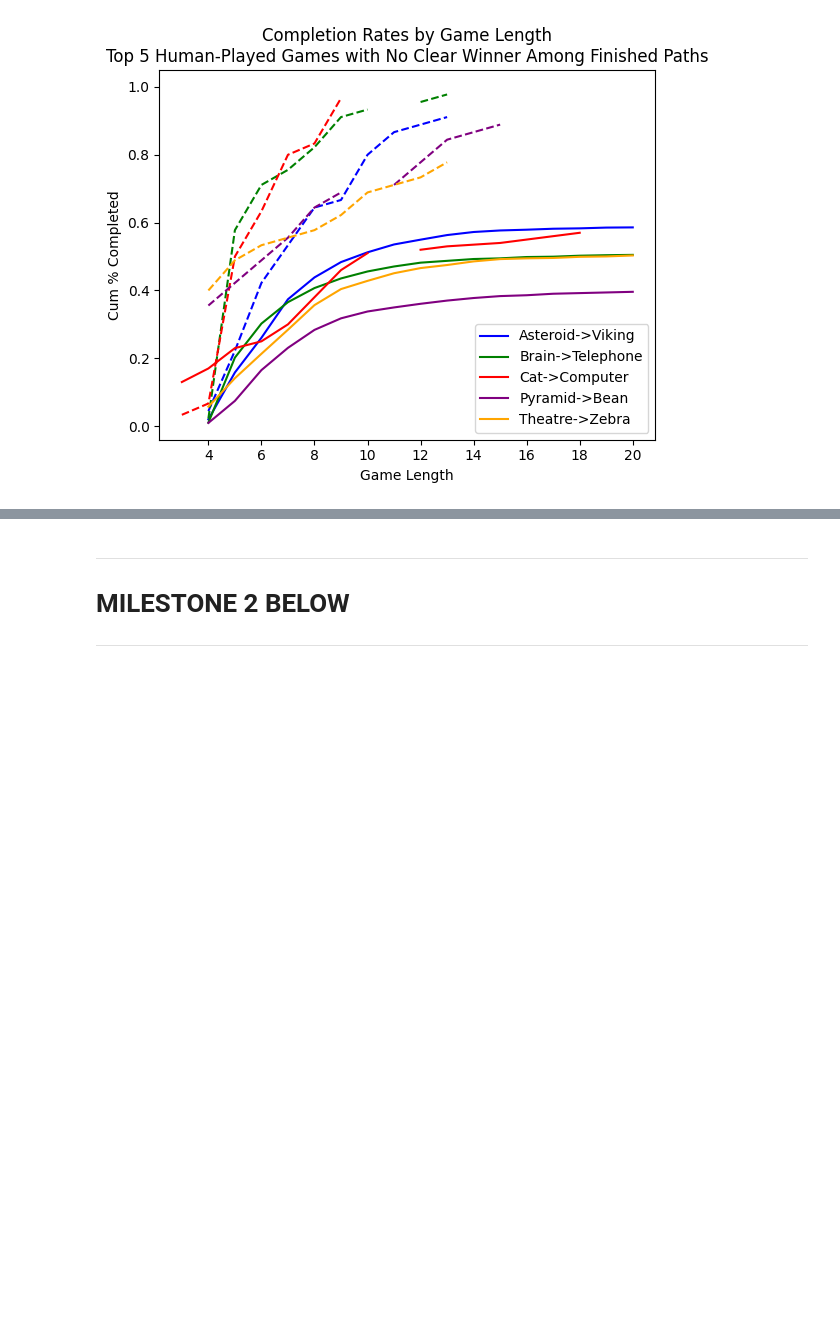
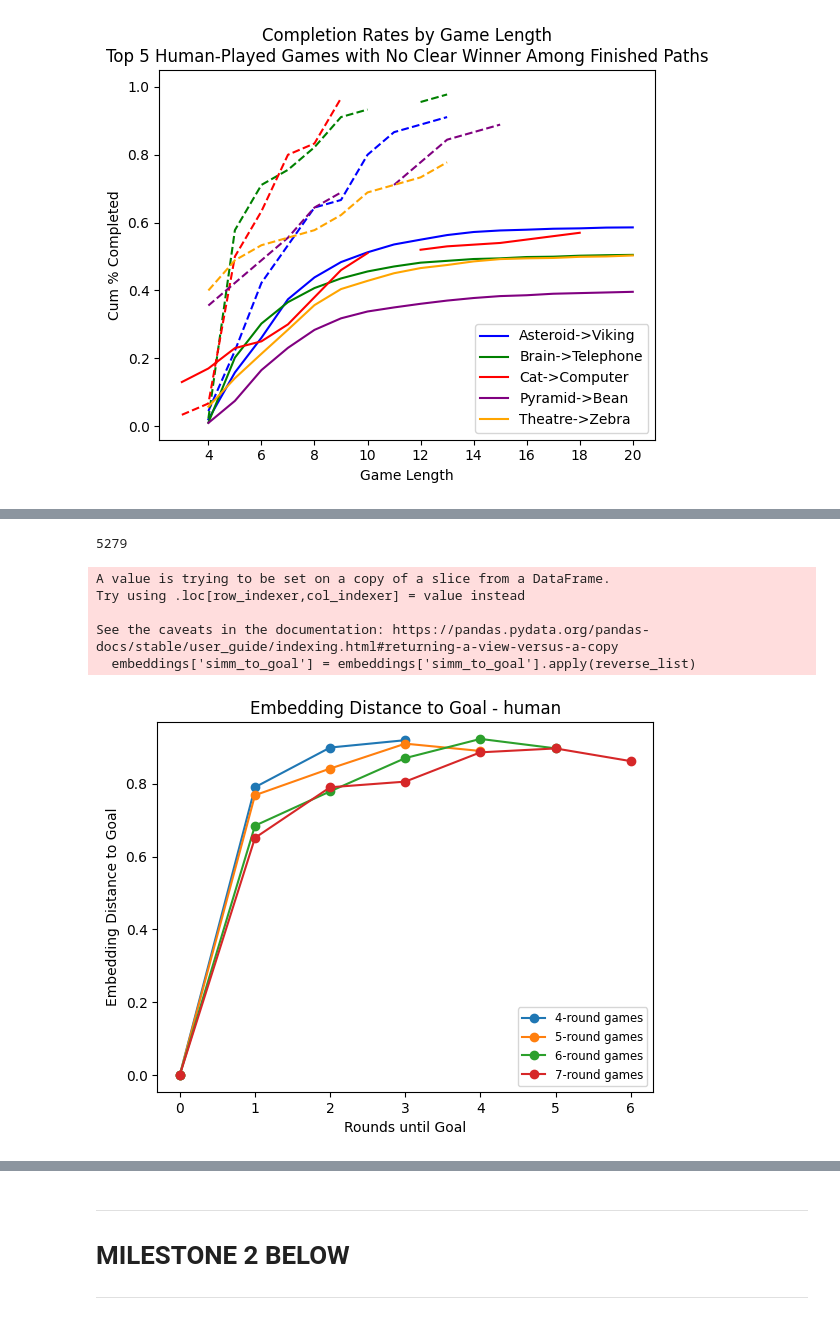
Before and after one commit to epfl-ada/ada-2023-project-klech, a Jupyter notebook: analysis.ipynb, the cells around one changed output, grey strips where cells are left out. Saved outputs shown, nothing was run; the diff lists cells and outputs as text; code cells hidden in the pictures; blank space fills up the shorter version.

```diff
--- a/analysis.ipynb
+++ b/analysis.ipynb
@@ -337,0 +439,45 @@ for game_degree in [3, 4, 5, 6]:
+# %%
+import spacy
+
+nlp = spacy.load('en_core_web_md')
+
+def similarity_to_goal(embedding_path, goal):
+    return [ 1 - nlp(embedded_page).similarity(nlp(goal)) for embedded_page in embedding_path]
+
+embeddings = relevant_paths[relevant_paths['finished'] == 1][['player_type', 'game_pair', 'game_length', 'goal', 'path_decoded', 'path_decoded_backtracks_plugged']]
+embeddings['simm_to_goal'] = embeddings.apply(lambda row: similarity_to_goal(row['path_decoded_backtracks_plugged'], row['goal']), axis=1)
+embeddings = embeddings[['player_type', 'game_pair', 'simm_to_goal', 'game_length']]
+# %%
+# create similarity path for game of length n
+def reverse_list(lst):
+    return lst[::-1]
+
+def similarity_path(embeddings, game_length):
+    embeddings = embeddings[embeddings['game_length'] == game_length]
+    embeddings['simm_to_goal'] = embeddings['simm_to_goal'].apply(reverse_list)
+    return [np.mean(simms) for simms in zip(*embeddings['simm_to_goal'])]
+
+def visualize_similarity_paths(embeddings, player_type):
+    embeddings = embeddings[embeddings['game_pair'] != "Brain->Telephone"]
+    embeddings = embeddings[embeddings['game_pair'] != "Theatre->Zebra"]
+    print(len(embeddings))
+    embeddings = embeddings[embeddings['player_type'] == player_type]
+    fig, ax = plt.subplots()
+    for l in [4, 5, 6, 7]:
+        simm_path_reverse = similarity_path(embeddings, l)
+        ax.plot(range(len(simm_path_reverse)), simm_path_reverse, marker = 'o', label=str(l) + "-round games")
+    ax.set_xlabel('Rounds until Goal')
+    ax.set_ylabel('Embedding Distance to Goal')
+    ax.set_title('Embedding Distance to Goal - ' + player_type)
+    ax.legend(fontsize='small')
+    plt.show()
+
+visualize_similarity_paths(embeddings, "human")
+# %% [output]
+5279
+A value is trying to be set on a copy of a slice from a DataFrame.
+Try using .loc[row_indexer,col_indexer] = value instead
+
+See the caveats in the documentation: https://pandas.pydata.org/pandas-docs/stable/user_guide/indexing.html#returning-a-view-versus-a-copy
+  embeddings['simm_to_goal'] = embeddings['simm_to_goal'].apply(reverse_list)
+[figure, added]
```
Also changed, not shown: parts of 13 cells of this notebook, 1 other file.
